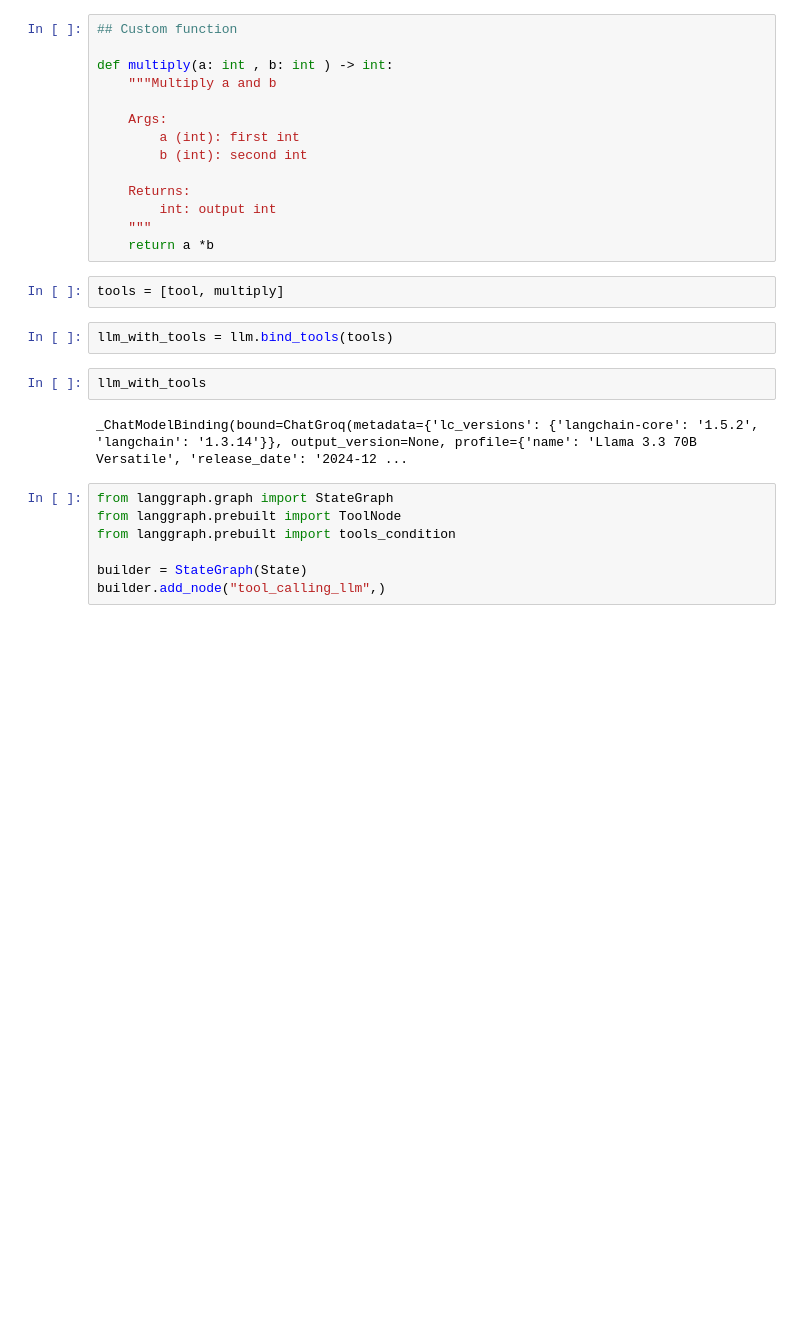
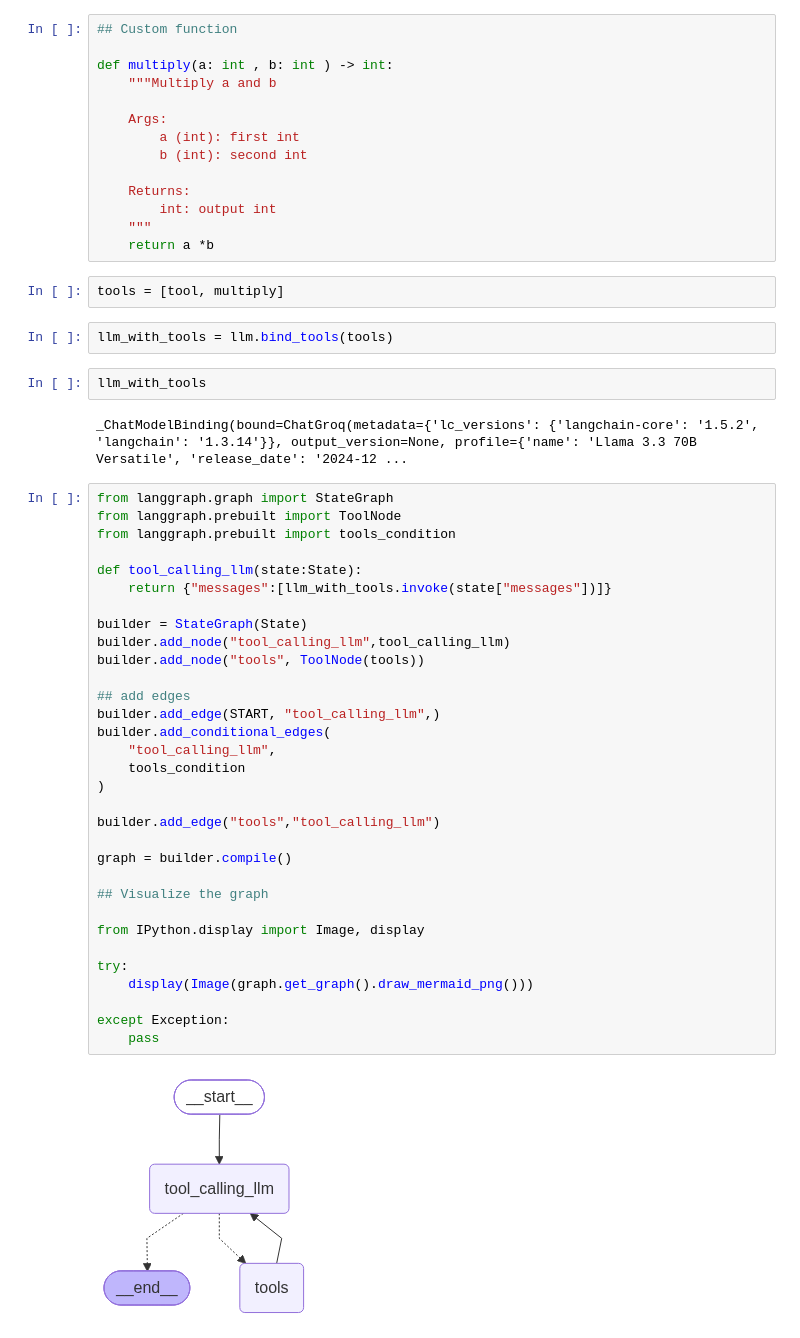
Before and after one commit to abhip161/LangGraph, a Jupyter notebook: basicchatbot.ipynb, the cells around one changed output. Cells and saved outputs as stored; diff of their text form; blank space fills up the shorter version.

```diff
--- a/basicchatbot.ipynb
+++ b/basicchatbot.ipynb
@@ -106,7 +106,34 @@ _ChatModelBinding(bound=ChatGroq(metadata={'lc_versions': {'langchain-core': '1.
 # %%
 from langgraph.graph import StateGraph
 from langgraph.prebuilt import ToolNode
 from langgraph.prebuilt import tools_condition
 
+def tool_calling_llm(state:State):
+    return {"messages":[llm_with_tools.invoke(state["messages"])]}
+
 builder = StateGraph(State)
-builder.add_node("tool_calling_llm",)
+builder.add_node("tool_calling_llm",tool_calling_llm)
+builder.add_node("tools", ToolNode(tools))
+
+## add edges
+builder.add_edge(START, "tool_calling_llm",)
+builder.add_conditional_edges(
+    "tool_calling_llm",
+    tools_condition
+)
+
+builder.add_edge("tools","tool_calling_llm")
+
+graph = builder.compile()
+
+## Visualize the graph
+
+from IPython.display import Image, display
+
+try:
+    display(Image(graph.get_graph().draw_mermaid_png()))
+
+except Exception:
+    pass
+# %% [output]
+[figure, added]
```
Also changed, not shown: parts of 3 cells of this notebook.
